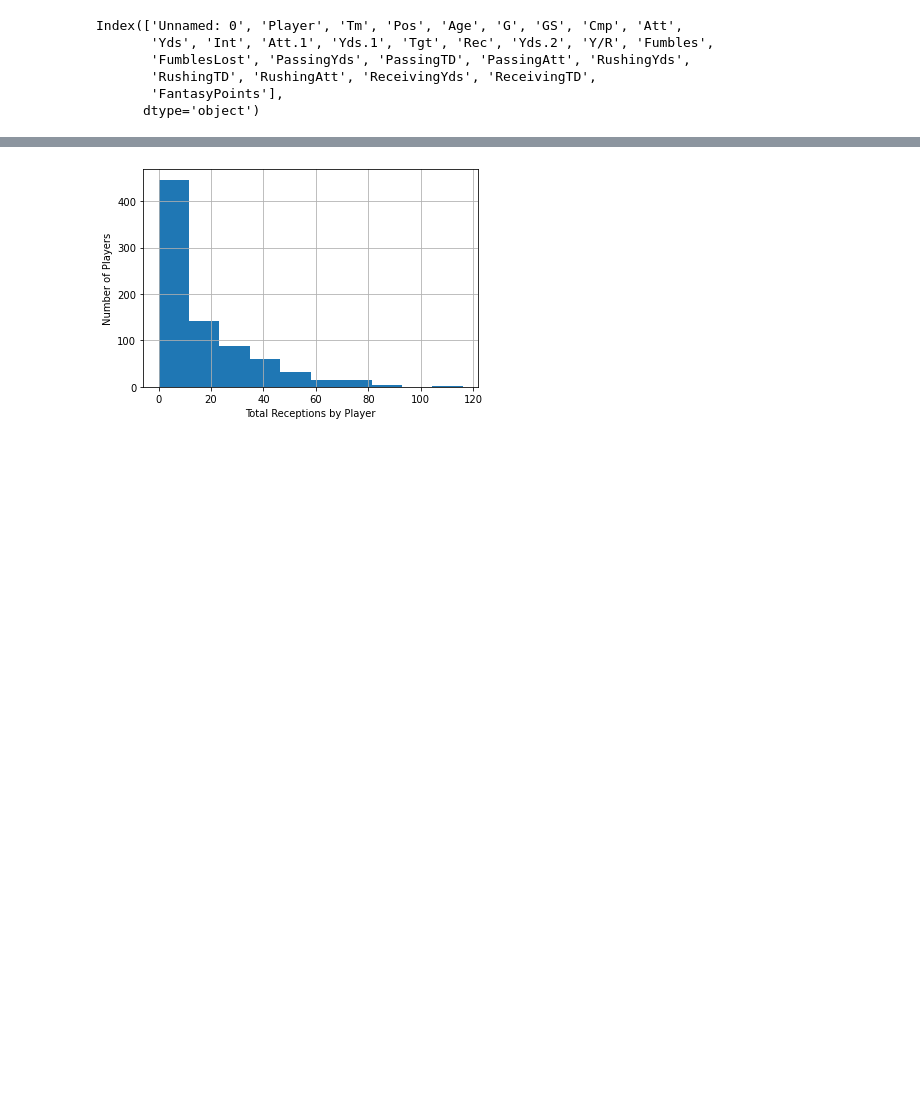
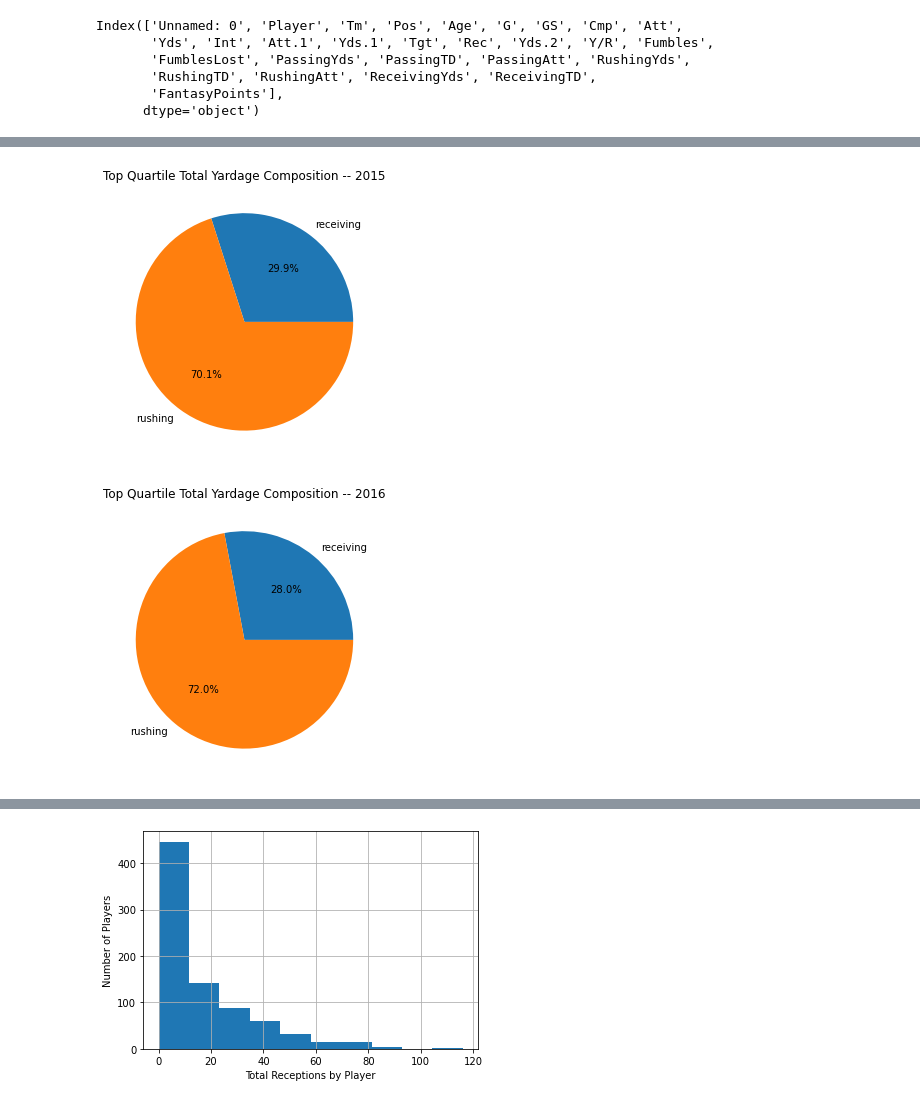
Before and after one commit to tiffanyharris711/pandasy-football, a Jupyter notebook: TomWork.ipynb, the cells around one changed output, grey strips where cells are left out. Drawn from its saved outputs; the diff is of its cells as text; code cells hidden in the pictures; blank space fills up the shorter version.

```diff
--- a/TomWork.ipynb
+++ b/TomWork.ipynb
@@ -7,3 +7,9 @@ import numpy as np
 from matplotlib import pyplot as plt
 import json
 import csv
+# %%
+# Import CSVs (2015)
+
+player_data_15 = pd.read_csv("2015.csv")
+
+player_data_15.columns
@@ -142,0 +283,37 @@ desc_rec
+# %%
+# plot the pie charts -- TOP QUARTILE
+
+labels = ["receiving","rushing"]
+
+# 2015
+
+sum_15_rushing = tq_rushyds_15.sum()
+
+sum_15_receiving = tq_recyds_15.sum()
+
+sizes_15 = [sum_15_receiving,sum_15_rushing]
+
+plt.figure(figsize=(5,5))
+
+plt.pie(sizes_15,labels=labels,autopct='%1.1f%%')
+
+plt.title("Top Quartile Total Yardage Composition -- 2015")
+
+# 2016
+
+sum_16_rushing = tq_rushyds_16.sum()
+
+sum_16_receiving = tq_recyds_16.sum()
+
+sizes_16 = [sum_16_receiving,sum_16_rushing]
+
+plt.figure(figsize=(5,5))
+
+plt.pie(sizes_16, labels=labels, autopct='%1.1f%%')
+
+plt.title("Top Quartile Total Yardage Composition -- 2016")
+
+plt.show()
+# %% [output]
+[figure, added]
+[figure, added]
```
Also changed, not shown: parts of 24 cells of this notebook.
